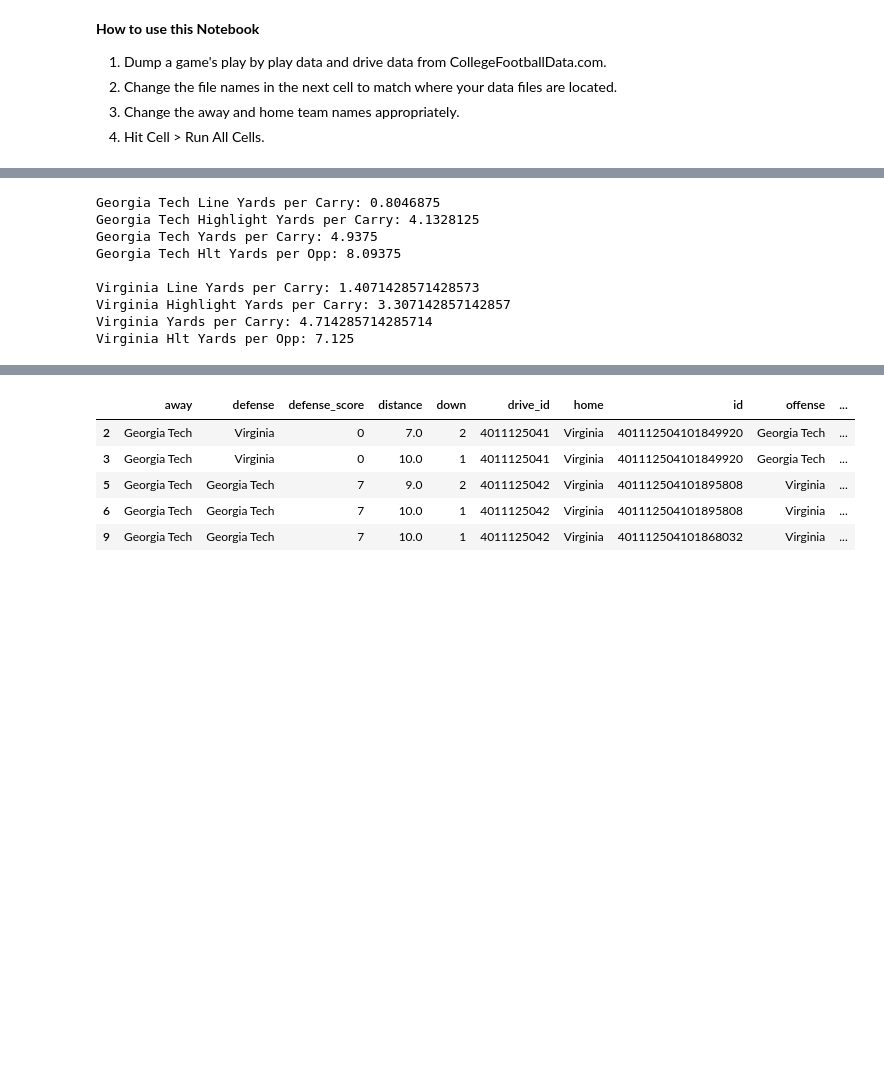
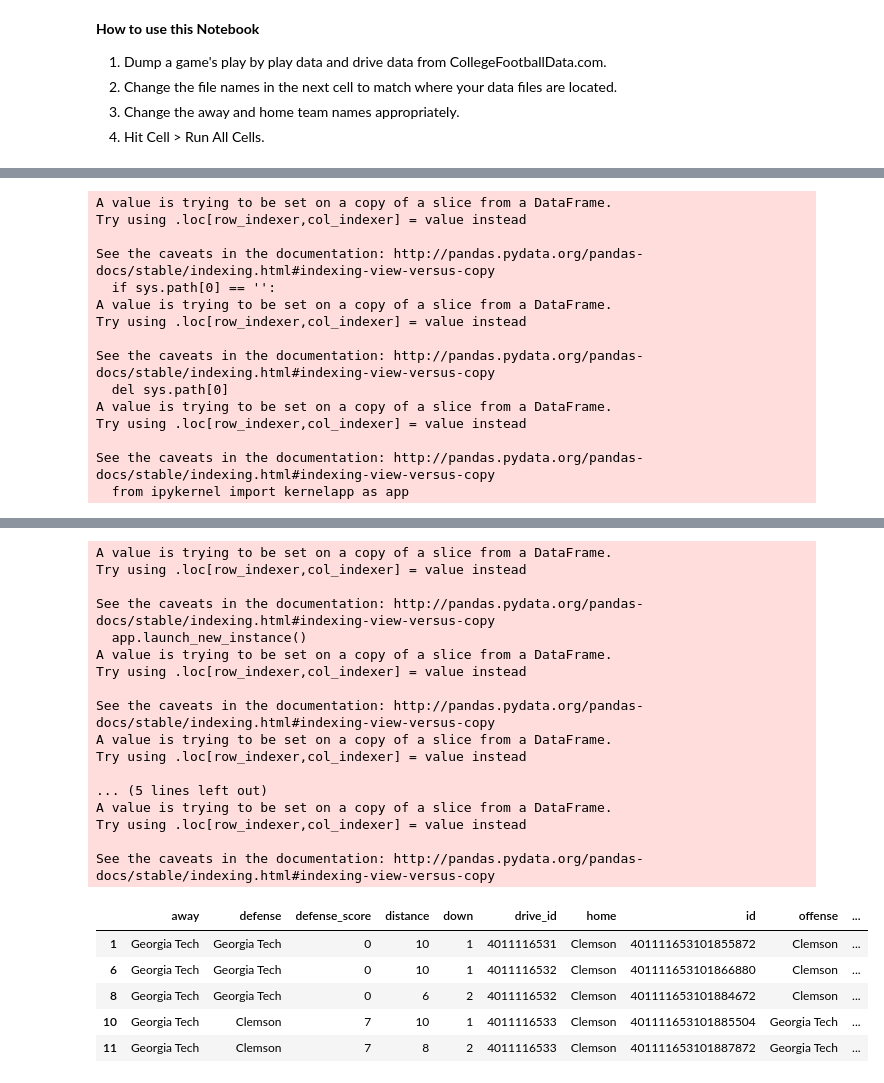
Before and after one commit to akeaswaran/cfb-pbp-analysis, a Jupyter notebook: advanced box score stat calculations.ipynb, the cells around one changed output, grey strips where cells are left out. Drawn from its saved outputs; the diff is of its cells as text; code cells hidden in the pictures; blank space fills up the shorter version.

```diff
--- a/advanced box score stat calculations.ipynb
+++ b/advanced box score stat calculations.ipynb
@@ -29,8 +29,8 @@ import html
 import os.path
 
 selected_team = 'Georgia Tech'
-selected_opponent = 'Virginia'
-selected_week = 11
+selected_opponent = 'Clemson'
+selected_week = 1
 selected_team_is_home = False
 
 def retrieveCfbData(endpoint, team, week):
@@ -55,7 +55,9 @@ drives = drives[
 ]
 
 away_team = selected_team if ~selected_team_is_home else selected_opponent
+away_score = 14
 home_team = selected_opponent if ~selected_team_is_home else selected_team
+home_score = 52
 # %%
 # Data Cleaning
 # Fix the bad yard line markers for away teams
@@ -77,7 +79,7 @@ pbp_data.drop(['offense_conference','defense_conference','clock'], axis = 1, inp
 # Ignore some types of plays cause they're special teams and weird
 ignore_types = ["Defensive 2pt Conversion","Blocked Field Goal","Blocked Punt","Missed Field Goal Return","Blocked Punt Touchdown","Missed Field Goal Return Touchdown","Extra Point Missed","Extra Point Good","Timeout","End of Half","End of Game","Uncategorized","Penalty","Kickoff","Kickoff Return (Offense)","Kickoff Return Touchdown","Punt", "Field Goal Good","Field Goal Missed","Safety"]
 pbp_data = pbp_data[~(pbp_data.play_type.isin(ignore_types))]
-
+base_pbp_data = pbp_data.copy()
 
 # Eliminate garbage time plays
 garbage_time_data = pbp_data[
@@ -89,6 +91,7 @@ garbage_time_data = pbp_data[
 
 print("Total Plays:", len(pbp_data))
 print("Garbage Time Plays:", len(garbage_time_data))
+print("% of plays in garbage time:", len(garbage_time_data)/len(pbp_data))
 pbp_data.drop(garbage_time_data.index, inplace=True)
 print("Non-Garbage Time Plays:", len(pbp_data))
 
@@ -127,6 +131,9 @@ def is_successful(down, distance, yards_gained, play_type):
 pbp_data['play_successful'] = np.vectorize(is_successful)(pbp_data.down, pbp_data.distance, pbp_data.yards_gained, pbp_data.play_type)
 pbp_data.play_successful.value_counts()
 
+base_pbp_data['play_successful'] = np.vectorize(is_successful)(base_pbp_data.down, base_pbp_data.distance, base_pbp_data.yards_gained, base_pbp_data.play_type)
+base_pbp_data.play_successful.value_counts()
+
 def is_explosive(yards_gained):
     if (yards_gained >= 15):
         return True
@@ -134,6 +141,7 @@ def is_explosive(yards_gained):
         return False
 
 pbp_data['play_explosive'] = np.vectorize(is_explosive)(pbp_data.yards_gained)
+base_pbp_data['play_explosive'] = np.vectorize(is_explosive)(base_pbp_data.yards_gained)
 # %%
 pass_types = ["Pass Reception","Pass Incompletion","Passing Touchdown","Interception","Pass Interception Return","Interception Return Touchdown","Sack"]
 rush_types = ["Rush","Rushing Touchdown",'Fumble Recovery (Opponent)','Fumble Return Touchdown']
@@ -325,11 +305,11 @@ passing_downs = pbp_data[
     | ((pbp_data.down == 4) & (pbp_data.distance >= 5))
 ]
 
-pass_plays = pbp_data[
-    pbp_data.play_type.isin(pass_types)
+pass_plays = base_pbp_data[
+    base_pbp_data.play_type.isin(pass_types)
 ]
-rush_plays = pbp_data[
-    pbp_data.play_type.isin(rush_types)
+rush_plays = base_pbp_data[
+    base_pbp_data.play_type.isin(rush_types)
 ]
 # %%
 print(away_team,"Success Rate on Std Downs:",len(standard_downs[
@@ -412,6 +392,13 @@ rush_plays['highlight_yards'] = rush_plays.apply(lambda x: x.yards_gained - x.li
 rush_opps['line_yards'] = rush_opps.apply(lambda x: adjust_strength_for_ol(x.yards_gained), axis=1)
 rush_opps['highlight_yards'] = rush_opps.apply(lambda x: x.yards_gained - x.line_yards, axis=1)
 
+rush_plays['line_yards'] = rush_plays.apply(lambda x: adjust_strength_for_ol(x.yards_gained), axis=1)
+rush_plays['highlight_yards'] = rush_plays.apply(lambda x: x.yards_gained - x.line_yards, axis=1)
+
+rush_opps['line_yards'] = rush_opps.apply(lambda x: adjust_strength_for_ol(x.yards_gained), axis=1)
+rush_opps['highlight_yards'] = rush_opps.apply(lambda x: x.yards_gained - x.line_yards, axis=1)
+
+
 print(away_team,"Line Yards per Carry:",sum(rush_plays[rush_plays.offense == away_team].line_yards) / len(rush_plays[rush_plays.offense == away_team]))
 print(away_team,"Highlight Yards per Carry:",sum(rush_plays[rush_plays.offense == away_team].highlight_yards) / len(rush_plays[rush_plays.offense == away_team]))
 print(away_team,"Yards per Carry:",sum(rush_plays[rush_plays.offense == away_team].yards_gained) / len(rush_plays[rush_plays.offense == away_team]))
@@ -425,12 +412,18 @@ print(home_team,"Hlt Yards per Opp:",sum(rush_opps[rush_opps.offense == home_tea
 
 rush_plays.head()
 # %% [output]
-Georgia Tech Line Yards per Carry: 0.8046875
-Georgia Tech Highlight Yards per Carry: 4.1328125
-Georgia Tech Yards per Carry: 4.9375
-Georgia Tech Hlt Yards per Opp: 8.09375
+A value is trying to be set on a copy of a slice from a DataFrame.
+Try using .loc[row_indexer,col_indexer] = value instead
 
-Virginia Line Yards per Carry: 1.4071428571428573
-Virginia Highlight Yards per Carry: 3.307142857142857
-Virginia Yards per Carry: 4.714285714285714
-Virginia Hlt Yards per Opp: 7.125
+See the caveats in the documentation: http://pandas.pydata.org/pandas-docs/stable/indexing.html#indexing-view-versus-copy
+  if sys.path[0] == '':
+A value is trying to be set on a copy of a slice from a DataFrame.
+Try using .loc[row_indexer,col_indexer] = value instead
+
+See the caveats in the documentation: http://pandas.pydata.org/pandas-docs/stable/indexing.html#indexing-view-versus-copy
+  del sys.path[0]
+A value is trying to be set on a copy of a slice from a DataFrame.
+Try using .loc[row_indexer,col_indexer] = value instead
+
+See the caveats in the documentation: http://pandas.pydata.org/pandas-docs/stable/indexing.html#indexing-view-versus-copy
+  from ipykernel import kernelapp as app
@@ -457,9 +439,26 @@ See the caveats in the documentation: http://pandas.pydata.org/pandas-docs/stabl
+A value is trying to be set on a copy of a slice from a DataFrame.
+Try using .loc[row_indexer,col_indexer] = value instead
+
+See the caveats in the documentation: http://pandas.pydata.org/pandas-docs/stable/indexing.html#indexing-view-versus-copy
+  app.launch_new_instance()
+A value is trying to be set on a copy of a slice from a DataFrame.
+Try using .loc[row_indexer,col_indexer] = value instead
+
+See the caveats in the documentation: http://pandas.pydata.org/pandas-docs/stable/indexing.html#indexing-view-versus-copy
+A value is trying to be set on a copy of a slice from a DataFrame.
+Try using .loc[row_indexer,col_indexer] = value instead
+
+... (5 lines left out)
+A value is trying to be set on a copy of a slice from a DataFrame.
+Try using .loc[row_indexer,col_indexer] = value instead
+
+See the caveats in the documentation: http://pandas.pydata.org/pandas-docs/stable/indexing.html#indexing-view-versus-copy
 |  | away | defense | defense_score | distance | down | drive_id | home | id | offense | ... |
-| 2 | Georgia Tech | Virginia | 0 | 7.0 | 2 | 4011125041 | Virginia | 401112504101849920 | Georgia Tech | ... |
-| 3 | Georgia Tech | Virginia | 0 | 10.0 | 1 | 4011125041 | Virginia | 401112504101849920 | Georgia Tech | ... |
-| 5 | Georgia Tech | Georgia Tech | 7 | 9.0 | 2 | 4011125042 | Virginia | 401112504101895808 | Virginia | ... |
-| 6 | Georgia Tech | Georgia Tech | 7 | 10.0 | 1 | 4011125042 | Virginia | 401112504101895808 | Virginia | ... |
-| 9 | Georgia Tech | Georgia Tech | 7 | 10.0 | 1 | 4011125042 | Virginia | 401112504101868032 | Virginia | ... |
+| 1 | Georgia Tech | Georgia Tech | 0 | 10 | 1 | 4011116531 | Clemson | 401111653101855872 | Clemson | ... |
+| 6 | Georgia Tech | Georgia Tech | 0 | 10 | 1 | 4011116532 | Clemson | 401111653101866880 | Clemson | ... |
+| 8 | Georgia Tech | Georgia Tech | 0 | 6 | 2 | 4011116532 | Clemson | 401111653101884672 | Clemson | ... |
+| 10 | Georgia Tech | Clemson | 7 | 10 | 1 | 4011116533 | Clemson | 401111653101885504 | Georgia Tech | ... |
+| 11 | Georgia Tech | Clemson | 7 | 8 | 2 | 4011116533 | Clemson | 401111653101887872 | Georgia Tech | ... |
 # %%
 # Expected and Adjusted Turnover Margins
 
```
Also changed, not shown: parts of 21 cells of this notebook.
